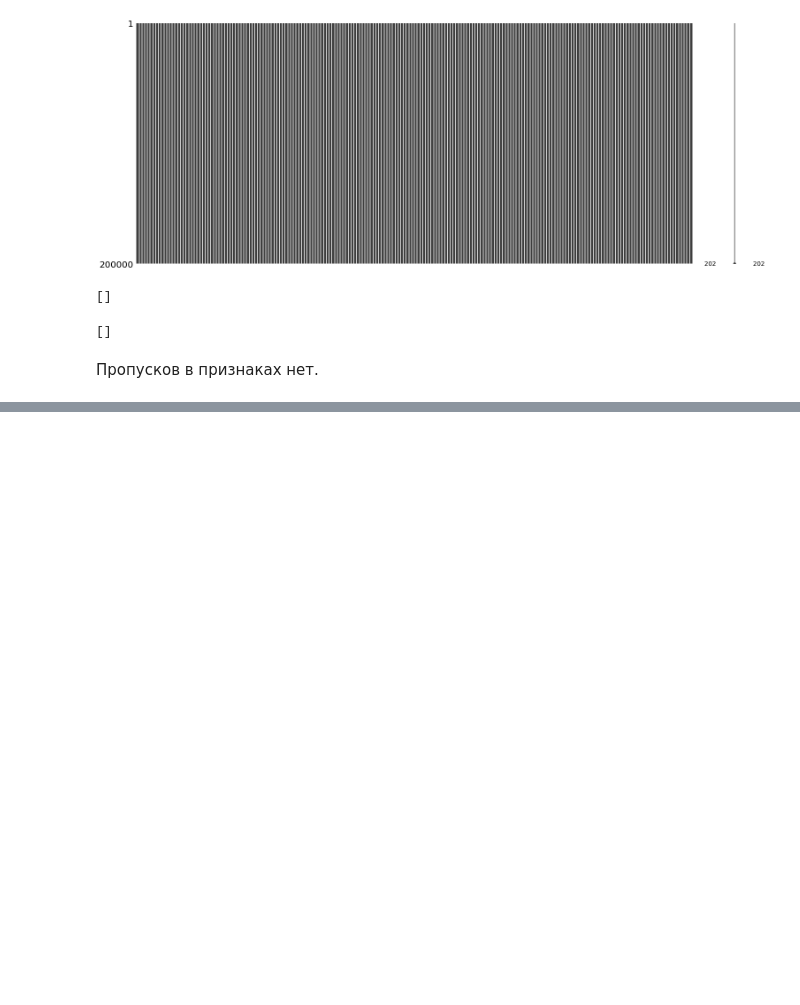
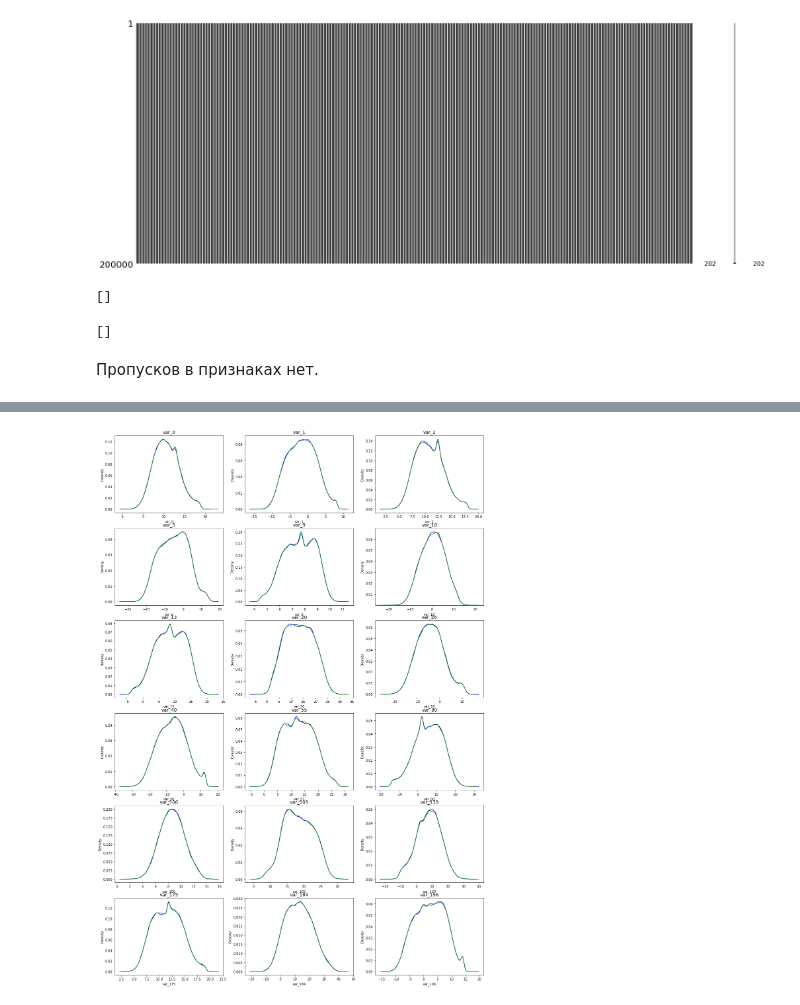
Before and after one commit to eqdatascience/kaggle_sportive, a Jupyter notebook: HW1.ipynb, the cells around one changed output, grey strips where cells are left out. Cells and saved outputs as stored; diff of their text form; code cells hidden in the pictures; blank space fills up the shorter version.

```diff
--- a/HW1.ipynb
+++ b/HW1.ipynb
@@ -131,0 +183,16 @@ Index(['target', 'var_0', 'var_1', 'var_2', 'var_3', 'var_4', 'var_5', 'var_6',
+# %%
+row_n, column_n = 6, 3
+fig, axes = plt.subplots(row_n, column_n, figsize=(20, 30))
+for num, feature in enumerate(features_selected):
+    try:
+        train_data, test_data = train[feature].copy(), test[feature].copy()
+        sns.kdeplot(train_data, ax=axes[num//column_n, num%column_n], color="blue", label="train")
+        sns.kdeplot(test_data, ax=axes[num//column_n, num%column_n], color="green", label="test")
+    except RuntimeError:
+        pass
+    except KeyError:
+        train_data = train[feature].copy()
+        sns.kdeplot(train_data, ax=axes[num//column_n, num%column_n], color="blue", label="train")
+    axes[num//column_n, num%column_n].set_title(feature, fontsize=14)
+# %% [output]
+[figure, added]
```
Also changed, not shown: parts of 47 cells of this notebook.
